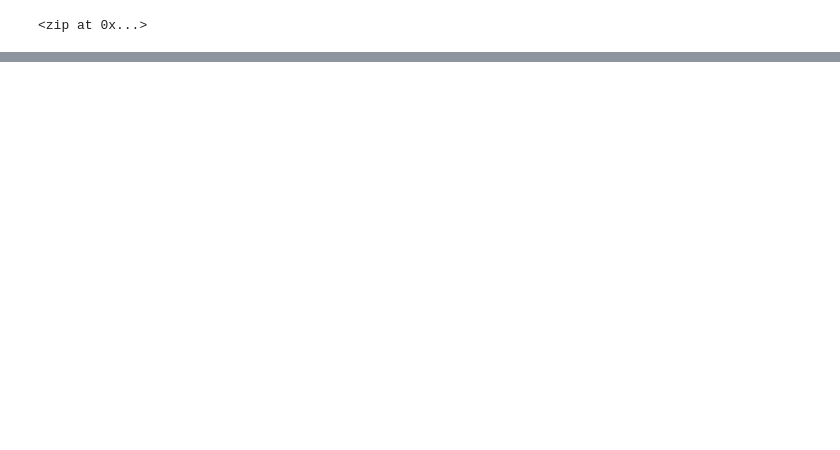
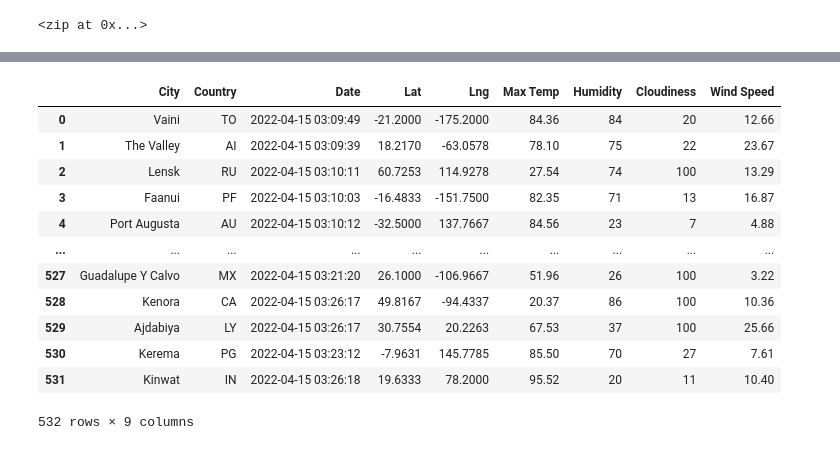
Before and after one commit to Azykan/World_Weather_Analysis, a Jupyter notebook: WeatherPy.ipynb, the cells around one changed output, grey strips where cells are left out. Drawn from its saved outputs; the diff is of its cells as text; code cells hidden in the pictures; blank space fills up the shorter version.

```diff
--- a/WeatherPy.ipynb
+++ b/WeatherPy.ipynb
@@ -33,0 +140,21 @@ len(cities)
+# %%
+#reorder the columns
+city_data_df = pd.DataFrame(city_data)
+new_column_order = ["City", "Country", "Date", "Lat", "Lng", "Max Temp", "Humidity", "Cloudiness", "Wind Speed"]
+
+city_data_df = city_data_df.reindex(columns = new_column_order)
+city_data_df
+# %% [output]
+|  | City | Country | Date | Lat | Lng | Max Temp | Humidity | Cloudiness | Wind Speed |
+| 0 | Vaini | TO | 2022-04-15 03:09:49 | -21.2000 | -175.2000 | 84.36 | 84 | 20 | 12.66 |
+| 1 | The Valley | AI | 2022-04-15 03:09:39 | 18.2170 | -63.0578 | 78.10 | 75 | 22 | 23.67 |
+| 2 | Lensk | RU | 2022-04-15 03:10:11 | 60.7253 | 114.9278 | 27.54 | 74 | 100 | 13.29 |
+| 3 | Faanui | PF | 2022-04-15 03:10:03 | -16.4833 | -151.7500 | 82.35 | 71 | 13 | 16.87 |
+| 4 | Port Augusta | AU | 2022-04-15 03:10:12 | -32.5000 | 137.7667 | 84.56 | 23 | 7 | 4.88 |
+| ... | ... | ... | ... | ... | ... | ... | ... | ... | ... |
+| 527 | Guadalupe Y Calvo | MX | 2022-04-15 03:21:20 | 26.1000 | -106.9667 | 51.96 | 26 | 100 | 3.22 |
+| 528 | Kenora | CA | 2022-04-15 03:26:17 | 49.8167 | -94.4337 | 20.37 | 86 | 100 | 10.36 |
+| 529 | Ajdabiya | LY | 2022-04-15 03:26:17 | 30.7554 | 20.2263 | 67.53 | 37 | 100 | 25.66 |
+| 530 | Kerema | PG | 2022-04-15 03:23:12 | -7.9631 | 145.7785 | 85.50 | 70 | 27 | 7.61 |
+| 531 | Kinwat | IN | 2022-04-15 03:26:18 | 19.6333 | 78.2000 | 95.52 | 20 | 11 | 10.40 |
+532 rows × 9 columns
```
Also changed, not shown: parts of 6 cells of this notebook, 2 other files.
